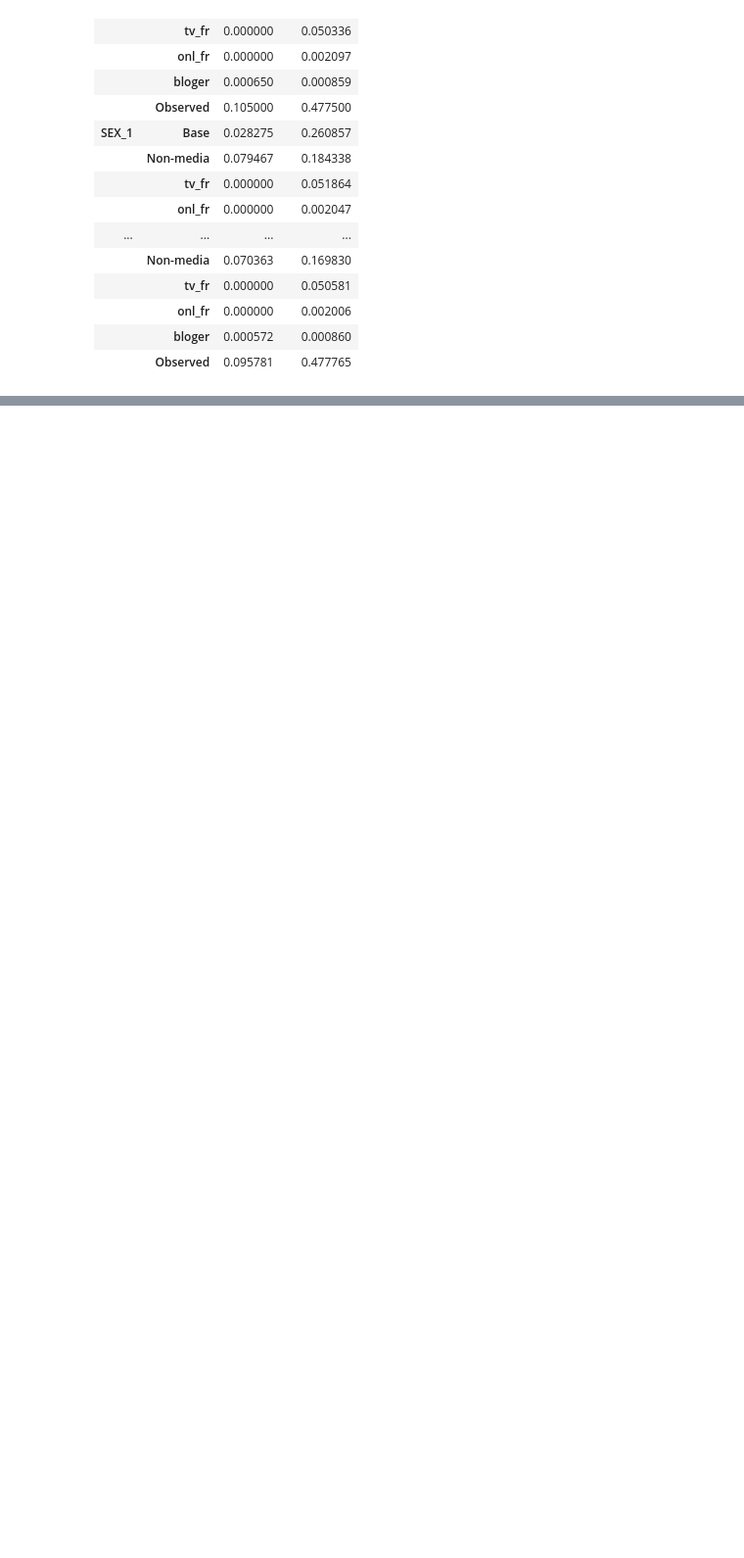
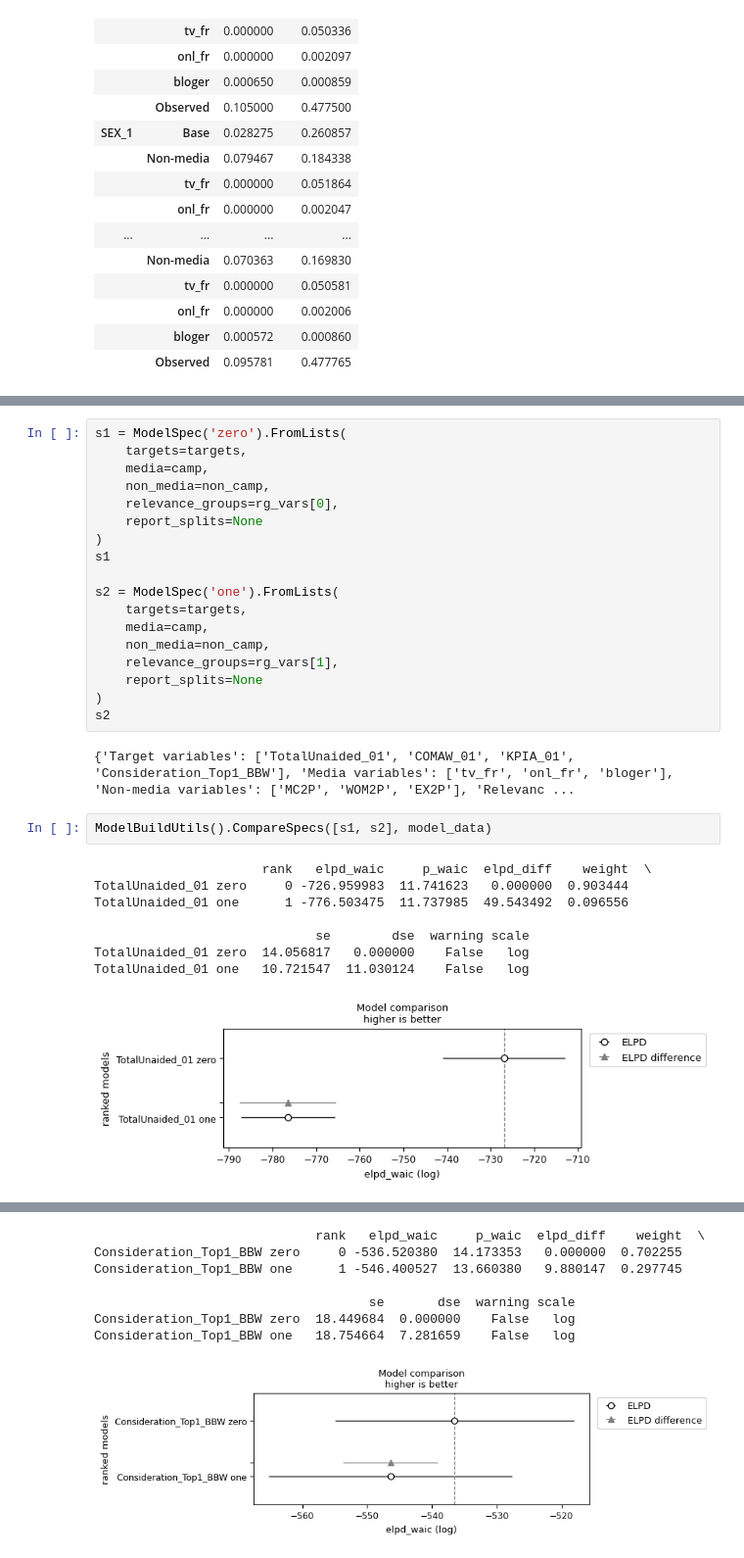
Before and after one commit to woskxmcnvb/MediaEffectDecomposition, a Jupyter notebook: 17217_clean.ipynb, the cells around one changed output, grey strips where cells are left out. Shown at 98% size. Drawn from its saved outputs; the diff is of its cells as text; blank space fills up the shorter version.

```diff
--- a/17217_clean.ipynb
+++ b/17217_clean.ipynb
@@ -113,0 +129,31 @@ res
+# %%
+s1 = ModelSpec('zero').FromLists(
+    targets=targets,
+    media=camp,
+    non_media=non_camp,
+    relevance_groups=rg_vars[0],
+    report_splits=None
+)
+s1
+
+s2 = ModelSpec('one').FromLists(
+    targets=targets,
+    media=camp,
+    non_media=non_camp,
+    relevance_groups=rg_vars[1],
+    report_splits=None
+)
+s2
+# %% [output]
+{'Target variables': ['TotalUnaided_01', 'COMAW_01', 'KPIA_01', 'Consideration_Top1_BBW'], 'Media variables': ['tv_fr', 'onl_fr', 'bloger'], 'Non-media variables': ['MC2P', 'WOM2P', 'EX2P'], 'Relevanc ...
+# %%
+ModelBuildUtils().CompareSpecs([s1, s2], model_data)
+# %% [output]
+                      rank   elpd_waic     p_waic  elpd_diff    weight  \
+TotalUnaided_01 zero     0 -726.959983  11.741623   0.000000  0.903444
+TotalUnaided_01 one      1 -776.503475  11.737985  49.543492  0.096556
+
+                             se        dse  warning scale
+TotalUnaided_01 zero  14.056817   0.000000    False   log
+TotalUnaided_01 one   10.721547  11.030124    False   log
+[figure, added]
@@ -113,0 +161,8 @@ res
+                             rank   elpd_waic     p_waic  elpd_diff    weight  \
+Consideration_Top1_BBW zero     0 -536.520380  14.173353   0.000000  0.702255
+Consideration_Top1_BBW one      1 -546.400527  13.660380   9.880147  0.297745
+
+                                    se       dse  warning scale
+Consideration_Top1_BBW zero  18.449684  0.000000    False   log
+Consideration_Top1_BBW one   18.754664  7.281659    False   log
+[figure, added]
```
Also changed, not shown: parts of 12 cells of this notebook, 3 other files.
